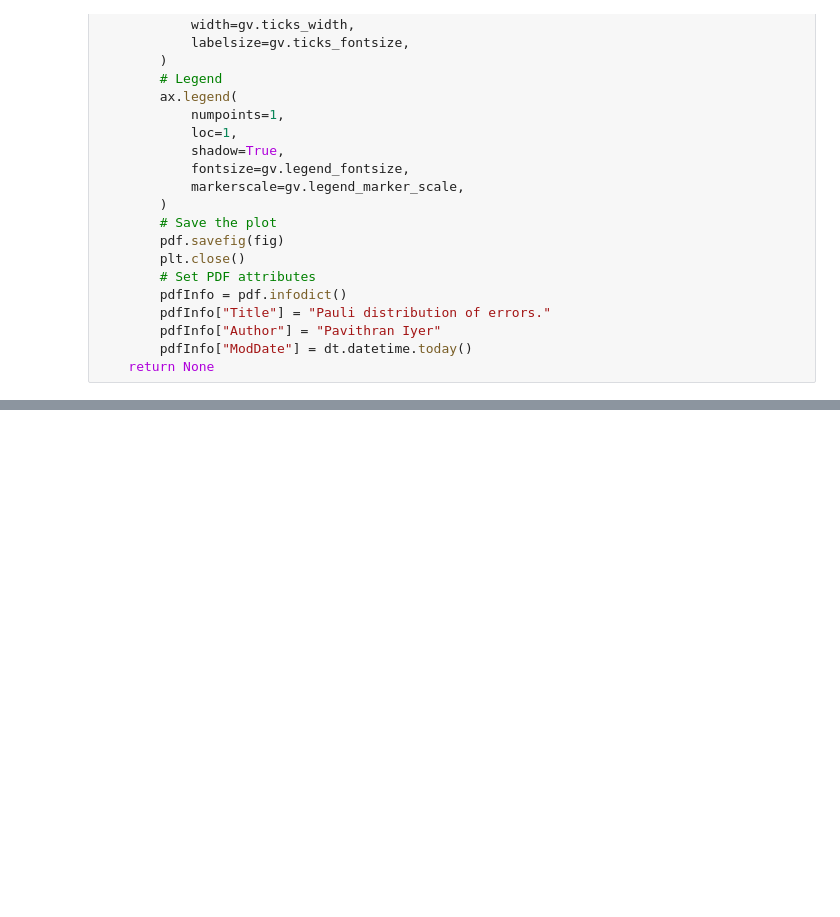
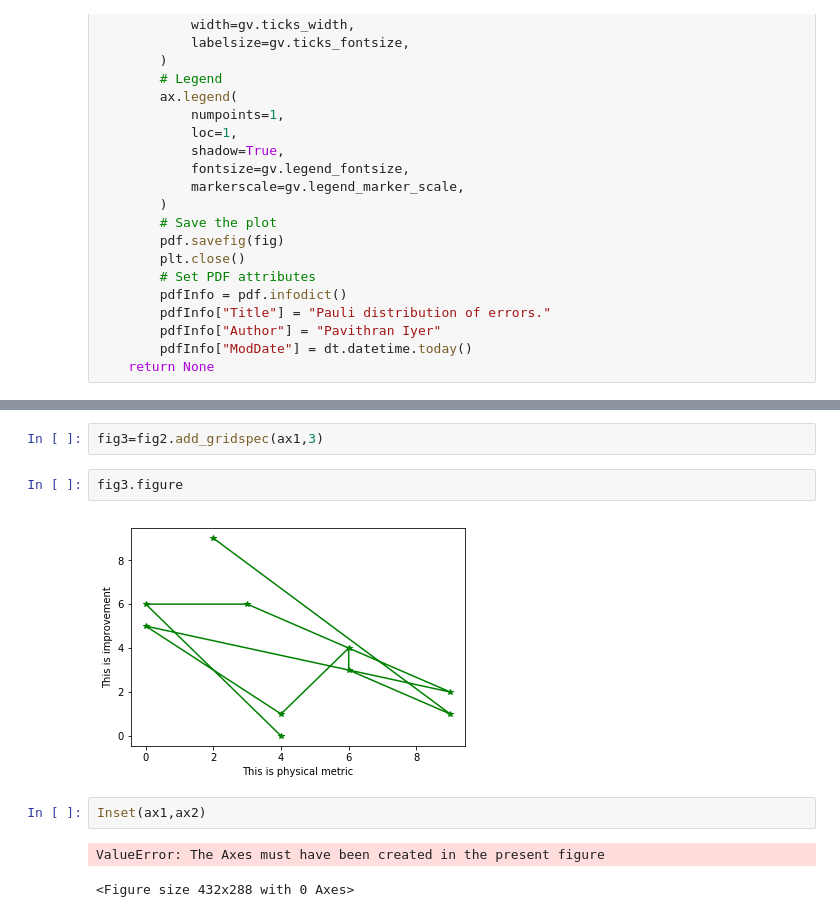
Before and after one commit to paviudes/chflow, a Jupyter notebook: src/multi_qubit.ipynb, the cells around one changed output, grey strips where cells are left out. Saved outputs shown, nothing was run; the diff lists cells and outputs as text; blank space fills up the shorter version.

```diff
--- a/src/multi_qubit.ipynb
+++ b/src/multi_qubit.ipynb
@@ -121,0 +183,11 @@ def PauliDistributionPlot(pauliprobs, qcode, nreps=5, max_weight=None):
+# %%
+fig3=fig2.add_gridspec(ax1,3)
+# %%
+fig3.figure
+# %% [output]
+[figure, added]
+# %%
+Inset(ax1,ax2)
+# %% [output]
+ValueError: The Axes must have been created in the present figure
+<Figure size 432x288 with 0 Axes>
```
Also changed, not shown: parts of 9 cells of this notebook, 10 other files.
